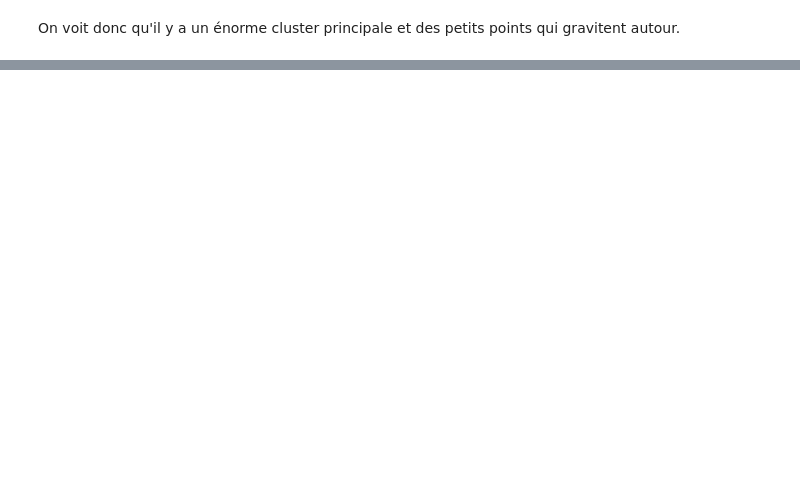
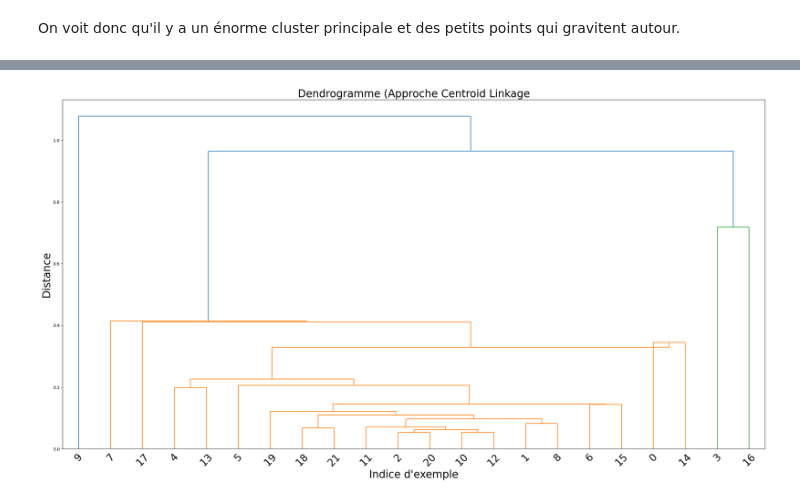
Before and after one commit to Ionys320/stats, a Jupyter notebook: nonsupervise.ipynb, the cells around one changed output, grey strips where cells are left out. Cells and saved outputs as stored; diff of their text form; code cells hidden in the pictures; blank space fills up the shorter version.

```diff
--- a/nonsupervise.ipynb
+++ b/nonsupervise.ipynb
@@ -391,0 +422,17 @@ On voit donc qu'il y a un énorme cluster principale et des petits points qui gr
+# %%
+K_sqrt = int(np.sqrt(len(X)))
+
+
+J_lst = []
+for k in [K_sqrt,K_opti]:
+    print(f"Calcul de J(P) pour K={k}")
+    J = []
+    # on répète 30 fois pour réduire la variance
+    for _ in range(30):
+        C, P = clust.kmoyennes(k, X, eps, it_max)
+        J_tmp = clust.inertie_globale(X, P)
+        J.append(J_tmp)
+
+    J_lst.append(np.mean(J))
+
+print(J_lst) # [np.float64(4.161773459116618), np.float64(8.5164368669192)]
@@ -391,0 +459,13 @@ On voit donc qu'il y a un énorme cluster principale et des petits points qui gr
+# %%
+C = []
+P = []
+J = 100000
+
+# on cherche une partition de l'ordre de J=2.5 pour avoir un truc correcte
+while J > 2.5:
+    Ctmp, Ptmp = clust.kmoyennes(K_sqrt, X, eps, it_max)
+    Jtmp = clust.inertie_globale(X, Ptmp)
+
+    J = Jtmp
+    C = Ctmp
+    P = Ptmp
@@ -391,0 +482,5 @@ On voit donc qu'il y a un énorme cluster principale et des petits points qui gr
+# %%
+df = pd.DataFrame(C)
+clust.CHA(df, "centroid", verbose=False, dendrogramme=True)
+# %% [output]
+[figure, added]
```
Also changed, not shown: parts of 18 cells of this notebook, 2 other files.
